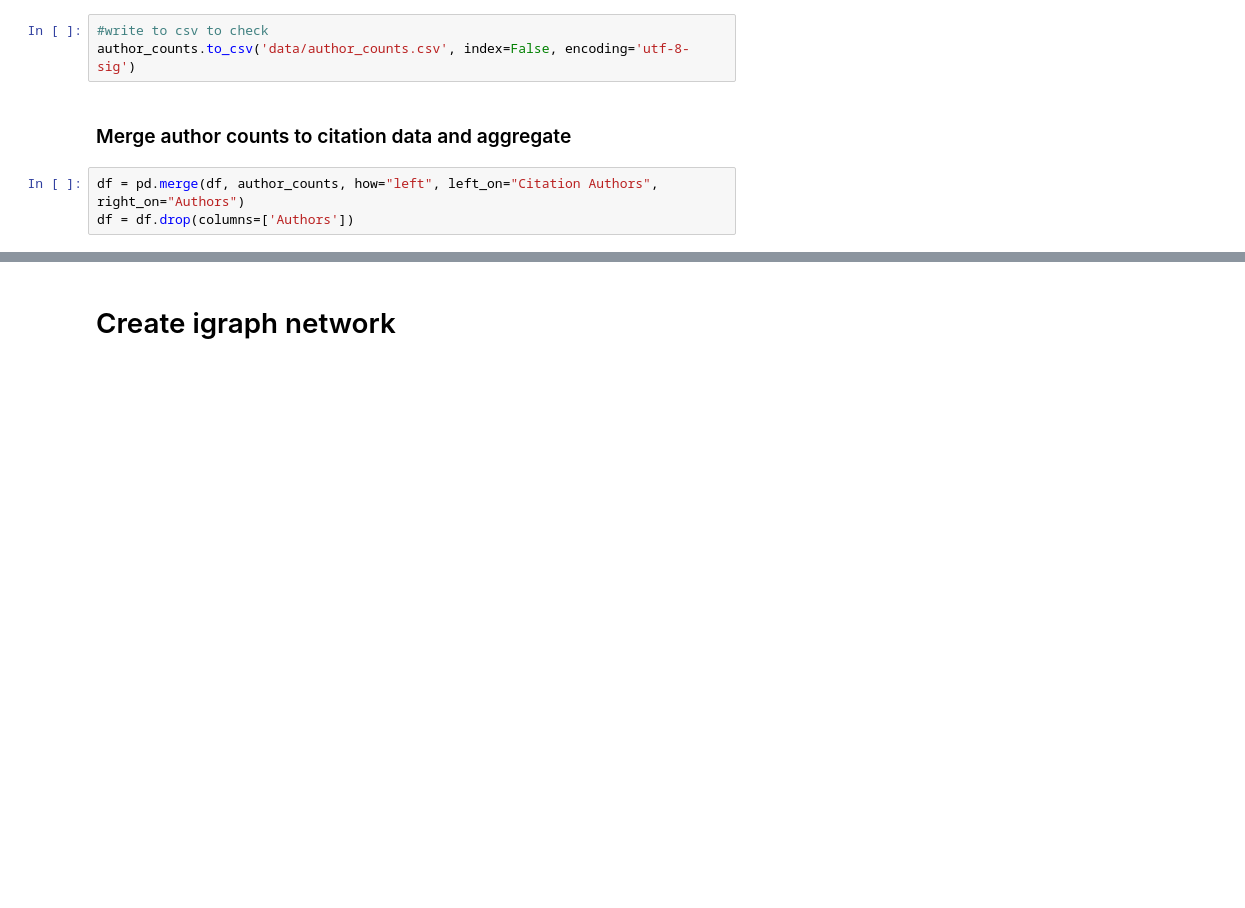
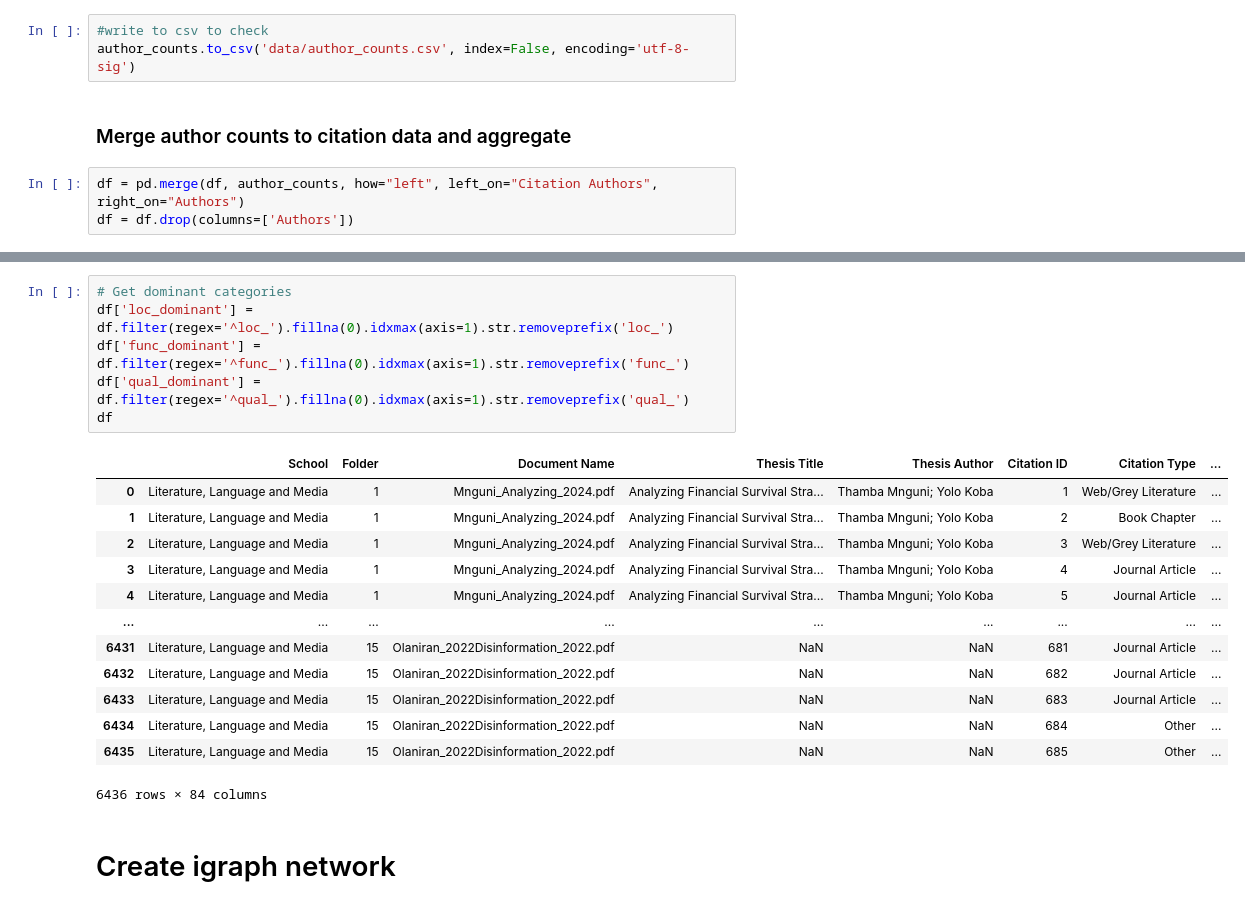
Before and after one commit to juhopaak/wits-citations, a Jupyter notebook: create_network.ipynb, the cells around one changed output, grey strips where cells are left out. Saved outputs shown, nothing was run; the diff lists cells and outputs as text; blank space fills up the shorter version.

Commit message:
Aggregate counts by taking dominant category

```diff
--- a/create_network.ipynb
+++ b/create_network.ipynb
@@ -241,4 +241,24 @@ Index(['School', 'Folder', 'Document Name', 'Thesis Title', 'Thesis Author',
       dtype='object')
+# %%
+# Get dominant categories
+df['loc_dominant'] = df.filter(regex='^loc_').fillna(0).idxmax(axis=1).str.removeprefix('loc_')
+df['func_dominant'] = df.filter(regex='^func_').fillna(0).idxmax(axis=1).str.removeprefix('func_')
+df['qual_dominant'] = df.filter(regex='^qual_').fillna(0).idxmax(axis=1).str.removeprefix('qual_')
+df
+# %% [output]
+|  | School | Folder | Document Name | Thesis Title | Thesis Author | Citation ID | Citation Type | ... |
+| 0 | Literature, Language and Media | 1 | Mnguni_Analyzing_2024.pdf | Analyzing Financial Survival Stra... | Thamba Mnguni; Yolo Koba | 1 | Web/Grey Literature | ... |
+| 1 | Literature, Language and Media | 1 | Mnguni_Analyzing_2024.pdf | Analyzing Financial Survival Stra... | Thamba Mnguni; Yolo Koba | 2 | Book Chapter | ... |
+| 2 | Literature, Language and Media | 1 | Mnguni_Analyzing_2024.pdf | Analyzing Financial Survival Stra... | Thamba Mnguni; Yolo Koba | 3 | Web/Grey Literature | ... |
+| 3 | Literature, Language and Media | 1 | Mnguni_Analyzing_2024.pdf | Analyzing Financial Survival Stra... | Thamba Mnguni; Yolo Koba | 4 | Journal Article | ... |
+| 4 | Literature, Language and Media | 1 | Mnguni_Analyzing_2024.pdf | Analyzing Financial Survival Stra... | Thamba Mnguni; Yolo Koba | 5 | Journal Article | ... |
+| ... | ... | ... | ... | ... | ... | ... | ... | ... |
+| 6431 | Literature, Language and Media | 15 | Olaniran_2022Disinformation_2022.pdf | NaN | NaN | 681 | Journal Article | ... |
+| 6432 | Literature, Language and Media | 15 | Olaniran_2022Disinformation_2022.pdf | NaN | NaN | 682 | Journal Article | ... |
+| 6433 | Literature, Language and Media | 15 | Olaniran_2022Disinformation_2022.pdf | NaN | NaN | 683 | Journal Article | ... |
+| 6434 | Literature, Language and Media | 15 | Olaniran_2022Disinformation_2022.pdf | NaN | NaN | 684 | Other | ... |
+| 6435 | Literature, Language and Media | 15 | Olaniran_2022Disinformation_2022.pdf | NaN | NaN | 685 | Other | ... |
+6436 rows × 84 columns
 # %% [markdown]
 # Create igraph network
 # %%
```
Also changed, not shown: parts of 4 cells of this notebook, 2 other files.
